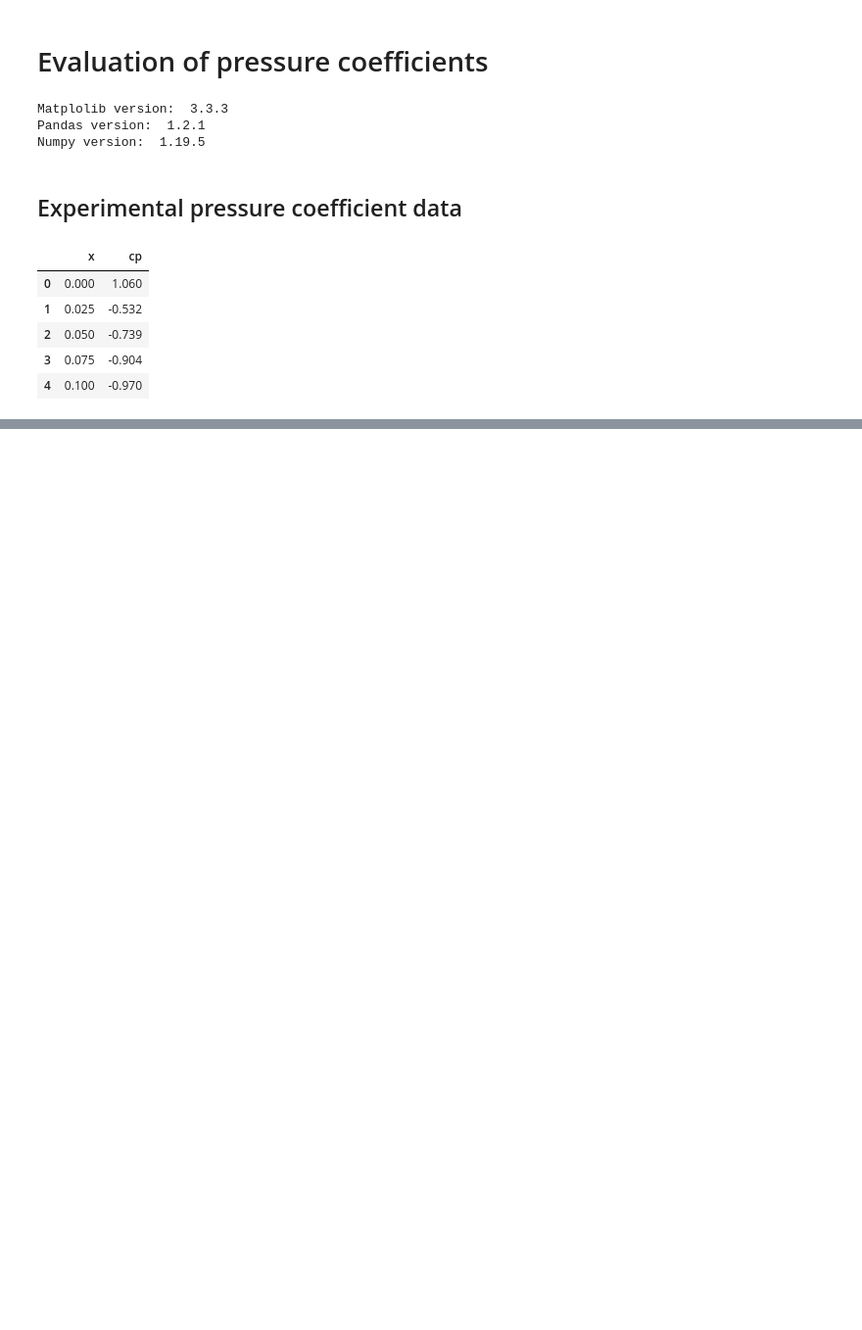
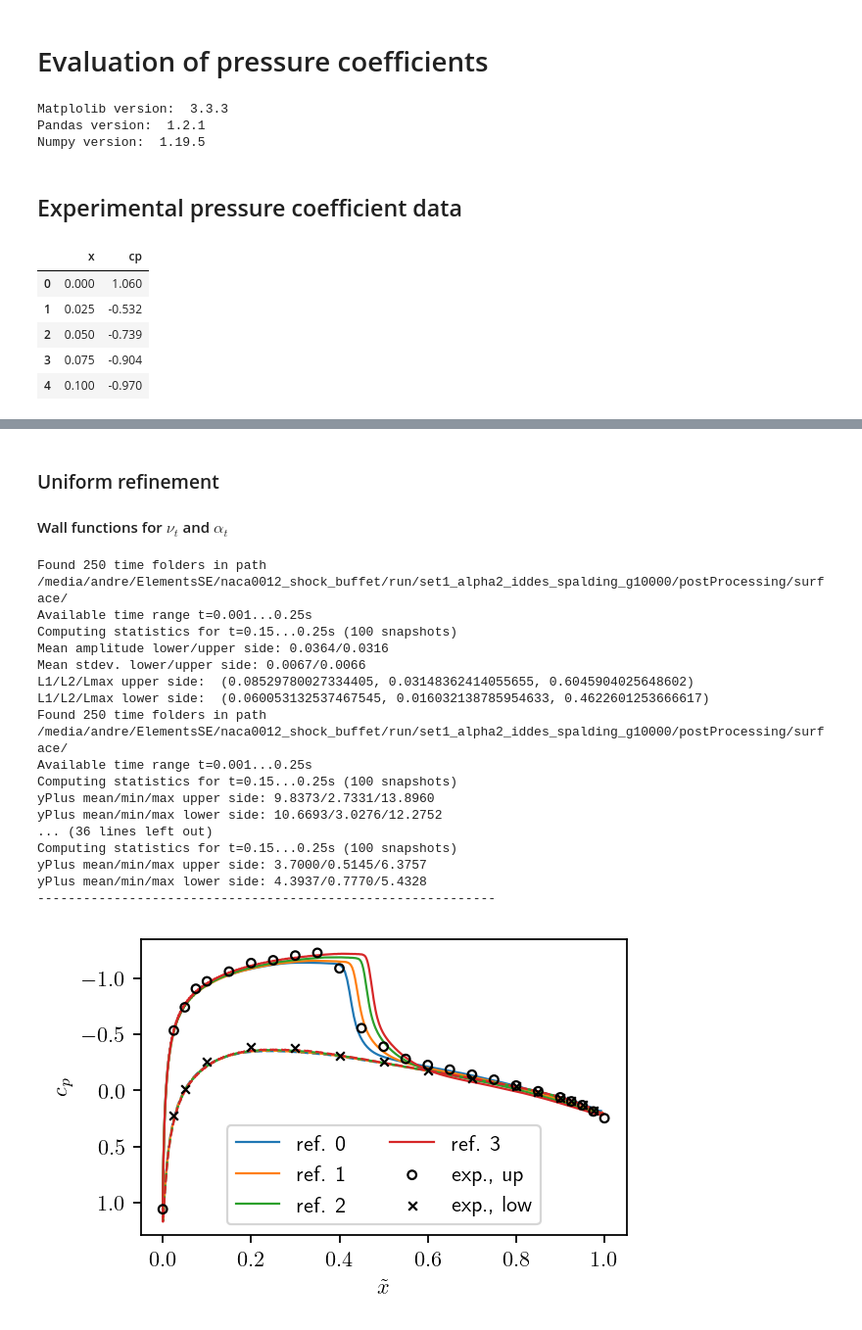
Before and after one commit to FlowModelingControl/naca0012_shock_buffet, a Jupyter notebook: notebooks/pressure_coefficients.ipynb, the cells around one changed output, grey strips where cells are left out. Shown at 98% size. Drawn from its saved outputs; the diff is of its cells as text; code cells hidden in the pictures; blank space fills up the shorter version.

```diff
--- a/notebooks/pressure_coefficients.ipynb
+++ b/notebooks/pressure_coefficients.ipynb
@@ -142,0 +230,57 @@ yPlus mean/min/max lower side: 5.8314/1.7999/6.8949
+# %% [markdown]
+### Uniform refinement
+#### Wall functions for $\nu_t$ and $\alpha_t$
+# %%
+fig, ax = plt.subplots(1, 1, figsize=(4, 2.5), sharey=True)
+
+data_up, data_low = cp_exp["set1"]
+cases = ["set1_alpha2_iddes_spalding_g10000{:s}".format(s) for s in ["", "_ref1", "_ref2", "_ref3"]]
+lw = 1.0
+ms = 15
+
+for i, case in enumerate(cases):
+    path = run + case + "/postProcessing/surface/"
+    data = average_surface_data(path, "total(p)_coeff_airfoil.raw", 0.15)
+    max_diff_up = np.mean(np.absolute(data[8] - data[6]))
+    max_diff_low = np.mean(np.absolute(data[9] - data[7]))
+    print("Mean amplitude lower/upper side: {:2.4f}/{:2.4f}".format(max_diff_low, max_diff_up))
+    print("Mean stdev. lower/upper side: {:2.4f}/{:2.4f}".format(np.mean(data[5]), np.mean(data[4])))
+    print("L1/L2/Lmax upper side: ", error_norms(data[0], data[2], data_up.x.values, data_up.cp.values))
+    print("L1/L2/Lmax lower side: ", error_norms(data[1], data[3], data_low.x.values, data_low.cp.values))
+    data_yp = average_surface_data(path, "yPlus_airfoil.raw", 0.15)
+    print("yPlus mean/min/max upper side: {:1.4f}/{:1.4f}/{:1.4f}".format(np.mean(data_yp[2]), np.min(data_yp[2]), np.max(data_yp[2])))
+    print("yPlus mean/min/max lower side: {:1.4f}/{:1.4f}/{:1.4f}".format(np.mean(data_yp[3]), np.min(data_yp[3]), np.max(data_yp[3])))
+    print("-"*60)
+    #ax.fill_between(data[0], data[6], data[8], color="C{:d}".format(i), alpha=0.3)
+    ax.plot(data[0], data[2], c="C{:d}".format(i), ls="-", lw=lw, label=r"ref. {:d}".format(i))
+    ax.plot(data[1], data[3], c="C{:d}".format(i), ls="--", lw=lw)
+
+ax.scatter(data_up.x, data_up.cp, marker="o", s=ms, color="k", lw=lw, facecolor="none", zorder=10, label="exp., up")
+ax.scatter(data_low.x, data_low.cp, marker="x", s=ms, color="k", lw=lw, zorder=10, label="exp., low")
+ax.set_xlabel(r"$\tilde{x}$")
+ax.legend(loc=8, ncol=2)
+
+ax.set_ylabel(r"$c_p$")
+plt.gca().invert_yaxis()
+plt.subplots_adjust(wspace=0.1)
+plt.savefig(output + "set1_cp_ref_wall_function.pdf", bbox_inches="tight")
+plt.show()
+# %% [output]
+Found 250 time folders in path /media/andre/ElementsSE/naca0012_shock_buffet/run/set1_alpha2_iddes_spalding_g10000/postProcessing/surface/
+Available time range t=0.001...0.25s
+Computing statistics for t=0.15...0.25s (100 snapshots)
+Mean amplitude lower/upper side: 0.0364/0.0316
+Mean stdev. lower/upper side: 0.0067/0.0066
+L1/L2/Lmax upper side:  (0.08529780027334405, 0.03148362414055655, 0.6045904025648602)
+L1/L2/Lmax lower side:  (0.060053132537467545, 0.016032138785954633, 0.4622601253666617)
+Found 250 time folders in path /media/andre/ElementsSE/naca0012_shock_buffet/run/set1_alpha2_iddes_spalding_g10000/postProcessing/surface/
+Available time range t=0.001...0.25s
+Computing statistics for t=0.15...0.25s (100 snapshots)
+yPlus mean/min/max upper side: 9.8373/2.7331/13.8960
+yPlus mean/min/max lower side: 10.6693/3.0276/12.2752
+... (36 lines left out)
+Computing statistics for t=0.15...0.25s (100 snapshots)
+yPlus mean/min/max upper side: 3.7000/0.5145/6.3757
+yPlus mean/min/max lower side: 4.3937/0.7770/5.4328
+------------------------------------------------------------
+[figure, added]
```
Also changed, not shown: parts of 29 cells of this notebook, 3 other files.
